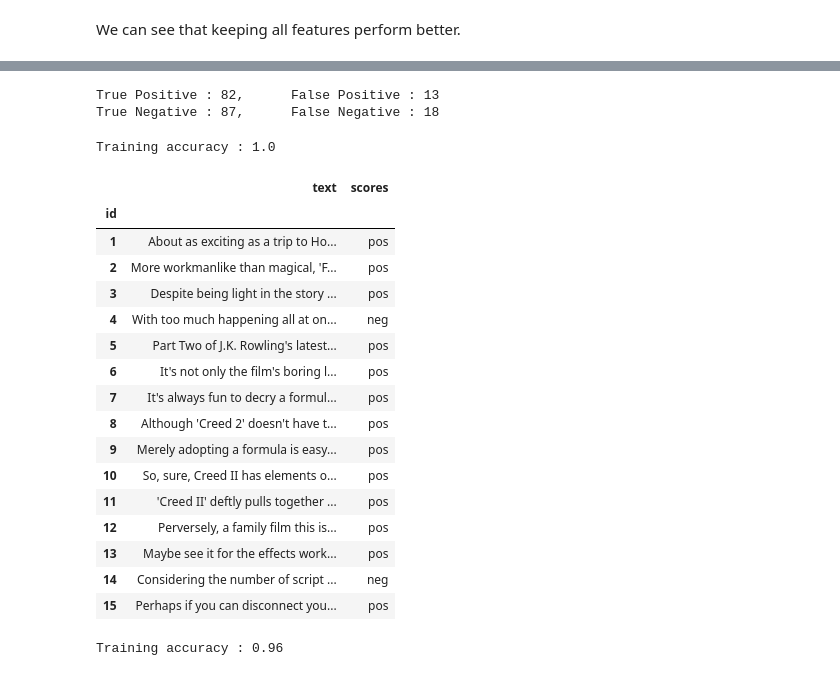
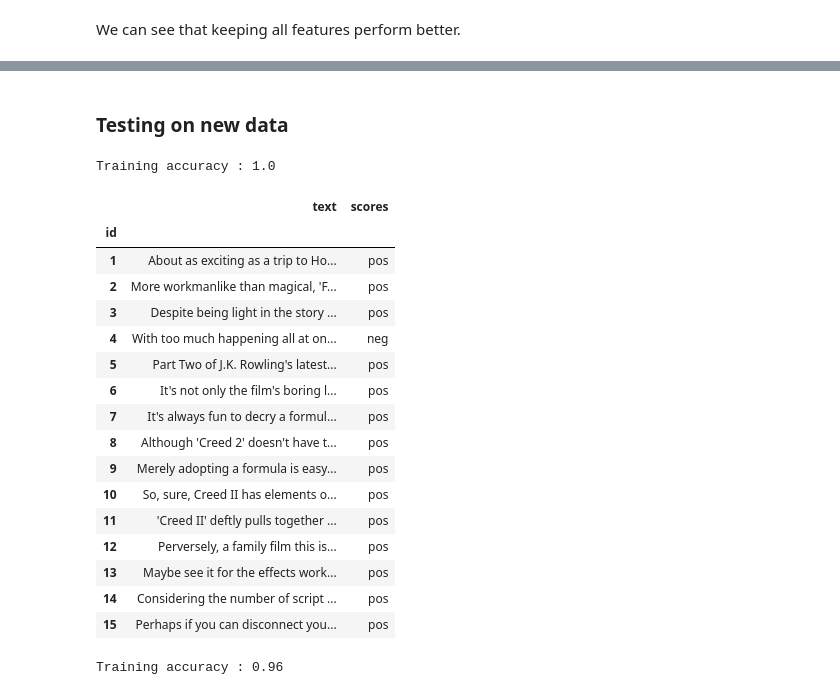
Before and after one commit to SimonKenoby/INFO2049, a Jupyter notebook: webandtext.ipynb, the cells around one changed output, grey strips where cells are left out. Saved outputs shown, nothing was run; the diff lists cells and outputs as text; code cells hidden in the pictures.

```diff
--- a/webandtext.ipynb
+++ b/webandtext.ipynb
@@ -74,3 +51,5 @@ for filename in neg_files:
+# %%
+data = utils.load_data()
 # %%
 def visualize(label):
   words = ''
@@ -278,36 +255,37 @@ tn, fp, fn, tp = confusion_matrix(y_test, model.predict(X_test)).ravel()
-# %%
-print("True Positive : {}, \t False Positive : {} \nTrue Negative : {}, \t False Negative : {}".format(tp, fp, tn, fn))
-# %% [output]
-True Positive : 82,      False Positive : 13
-True Negative : 87,      False Negative : 18
+# %% [markdown]
+### Testing on new data
 # %%
 df = pd.read_csv("Our_Data/text.csv", index_col=0)
 # %%
 texts = df['text'].tolist()
 # %%
+vectorizer = TfidfVectorizer()
+X = vectorizer.fit_transform(data['text'])
+y = data['type'].as_matrix()
+
 model = RandomForestClassifier(n_estimators=1000, min_samples_split=10, n_jobs = -1)
 model.fit(X, y)
 X_test = vectorizer.transform(texts)
 print("Training accuracy : {}".format(model.score(X, y)))
 df.assign(scores = model.predict(X_test))
 # %% [output]
 Training accuracy : 1.0
 |  | text | scores |
 | id |  |  |
 | 1 | About as exciting as a trip to Ho... | pos |
 | 2 | More workmanlike than magical, 'F... | pos |
 | 3 | Despite being light in the story ... | pos |
 | 4 | With too much happening all at on... | neg |
 | 5 | Part Two of J.K. Rowling's latest... | pos |
 | 6 | It's not only the film's boring l... | pos |
 | 7 | It's always fun to decry a formul... | pos |
 | 8 | Although 'Creed 2' doesn't have t... | pos |
 | 9 | Merely adopting a formula is easy... | pos |
 | 10 | So, sure, Creed II has elements o... | pos |
 | 11 | 'Creed II' deftly pulls together ... | pos |
 | 12 | Perversely, a family film this is... | pos |
 | 13 | Maybe see it for the effects work... | pos |
-| 14 | Considering the number of script ... | neg |
+| 14 | Considering the number of script ... | pos |
 | 15 | Perhaps if you can disconnect you... | pos |
 # %%
 model = MultinomialNB()
```
Also changed, not shown: parts of 39 cells of this notebook, 1 other file.
